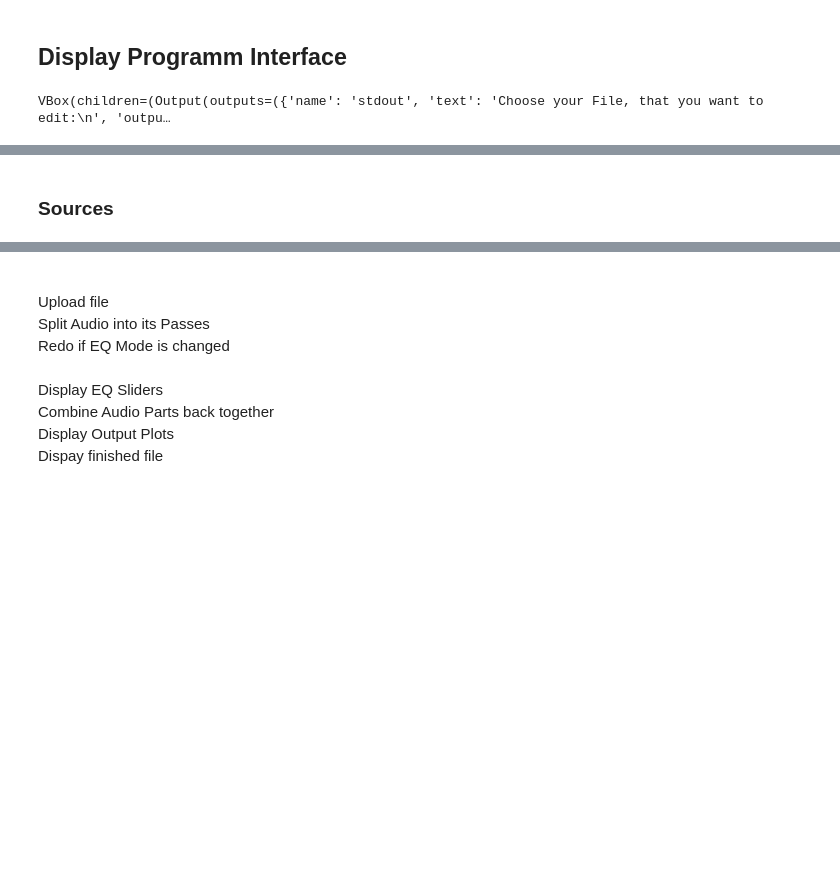
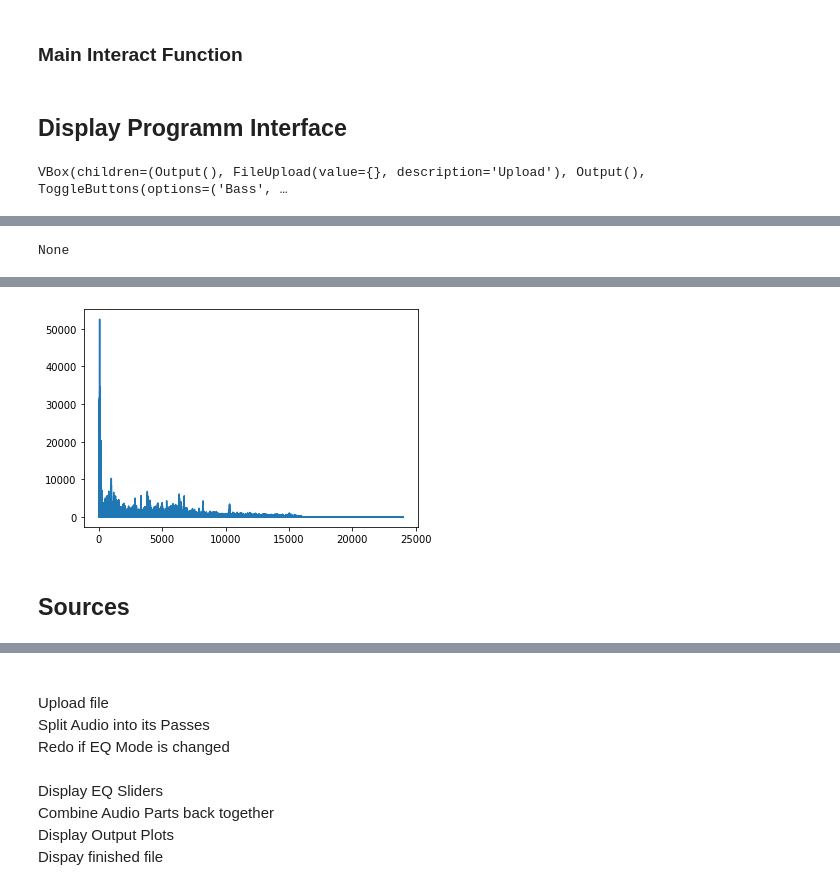
Before and after one commit to Tomaru-Pai/Jupyter-Graphic-Equalizer, a Jupyter notebook: Equalizer.ipynb, the cells around one changed output, grey strips where cells are left out. Drawn from its saved outputs; the diff is of its cells as text; code cells hidden in the pictures; blank space fills up the shorter version.

```diff
--- a/Equalizer.ipynb
+++ b/Equalizer.ipynb
@@ -93,11 +73,11 @@ def returnbasefreq(SetFilterType, ChooseBandCount):
     if (SetFilterType == 'Bass'):
         f_base = 20
     if (SetFilterType == 'Mid'):
-        f_base = 30
+        f_base = 40
     if (SetFilterType == 'High'):
-        f_base = 50
+        f_base = 80
 
-    f_base = f_base * (10/ChooseBandCount)
+    f_base = f_base * (8/ChooseBandCount)
 
     return f_base
 # %%
@@ -125,3 +128,5 @@ def calculate_frequencies(SetFilterType, ChooseBandCount):
+# %% [markdown]
+### Main Interact Function
 # %%
 # Builds EQ
 def Build_Equalizer (SetFilterType, ChooseBandCount):
@@ -131,17 +136,19 @@ def Build_Equalizer (SetFilterType, ChooseBandCount):
     GraphicEQ = widgets.GridspecLayout(Bands, 1)
 
     #Calculates Freqspectrum with SetFilterType and ChooseBandCount
+    Freqspecturmf0 = calculate_frequencies(SetFilterType, ChooseBandCount)
+    # Calculates lower Frequencies of current Band
+    FreqspecturmfLow = calculate_frequencieslow(Freqspecturmf0, ChooseBandCount)
+    # Calculates Upper Frequencies of current Band
+    FreqspecturmfHigh = calculate_frequencieshigh(Freqspecturmf0, ChooseBandCount)
 
-    #Temp
-    Freqspecturm = calculate_frequencies(SetFilterType, ChooseBandCount)
-
-    # Calculate Frequency steps
+    # Generates EQ and Displays Values
     slider = [widgets.IntSlider(
         value=Controllrange[2],
         min=Controllrange[0],
         max=Controllrange[1],
         step=1,
-        description=str(Freqspecturm[i])+' Hz',
+        description=str(Freqspecturmf0[i])+' Hz',
         disabled=False,
         continuous_update=False,
         orientation='vertical',
@@ -149,10 +156,18 @@ def Build_Equalizer (SetFilterType, ChooseBandCount):
         readout_format='d',
         layout = widgets.Layout(width='50%')
     ) for i in range(int(ChooseBandCount))]
+    EQDisplay = widgets.Box(children=slider)
+    display(EQDisplay)
 
-    EQDisplay = widgets.Box(children=slider)
 
-    display(EQDisplay)
+    # Edit .wav file
+    #    1.) Make [ChooseBandCount] .wav copies
+    #    2.) Filter everyone of them (Bandpass with [FreqspecturmfLow, FreqspecturmfHigh] in dB
+    #    3.) Combine all temp files and create output.wav
+
+
+
+    # display(FreqspecturmfLow, Freqspecturmf0, FreqspecturmfHigh)
 # %% [markdown]
 ## Display Programm Interface
 # %%
@@ -161,7 +176,19 @@ UserInterface = widgets.VBox(children = [Text1, Upload, Text2, SetFilterType, Te
 EQValues = widgets.interactive_output(Build_Equalizer, {'SetFilterType': SetFilterType, 'ChooseBandCount': ChooseBandCount})
 #FilterType = widgets.interactive_output(Calculate_Frequencies, {'SetFilterType': SetFilterType})
 
-display(UserInterface, EQValues)
+from thinkdsp import play_wave
+from thinkdsp import read_wave
+
+# Outputs finished File
+wave = read_wave('Example_Creo_Dimension.wav')
+spectrum = wave.make_spectrum()
+spectrum = spectrum.plot()
+
+display(UserInterface) # User Input
+display(EQValues) # Graphic Equalizer, which updates if changes are made
+display(spectrum) # Shows Plot of edited Music file
+display(wave.make_audio())
 # %% [output]
-VBox(children=(Output(outputs=({'name': 'stdout', 'text': 'Choose your File, that you want to edit:\n', 'outpu…
+VBox(children=(Output(), FileUpload(value={}, description='Upload'), Output(), ToggleButtons(options=('Bass', …
 [interactive output not drawn]
+None
@@ -168,3 +196,4 @@ VBox(children=(Output(outputs=({'name': 'stdout', 'text': 'Choose your File, tha
+[figure, added]
 # %% [markdown]
-### Sources
+## Sources
 # %% [markdown]
```
Also changed, not shown: parts of 28 cells of this notebook, 4 other files.
